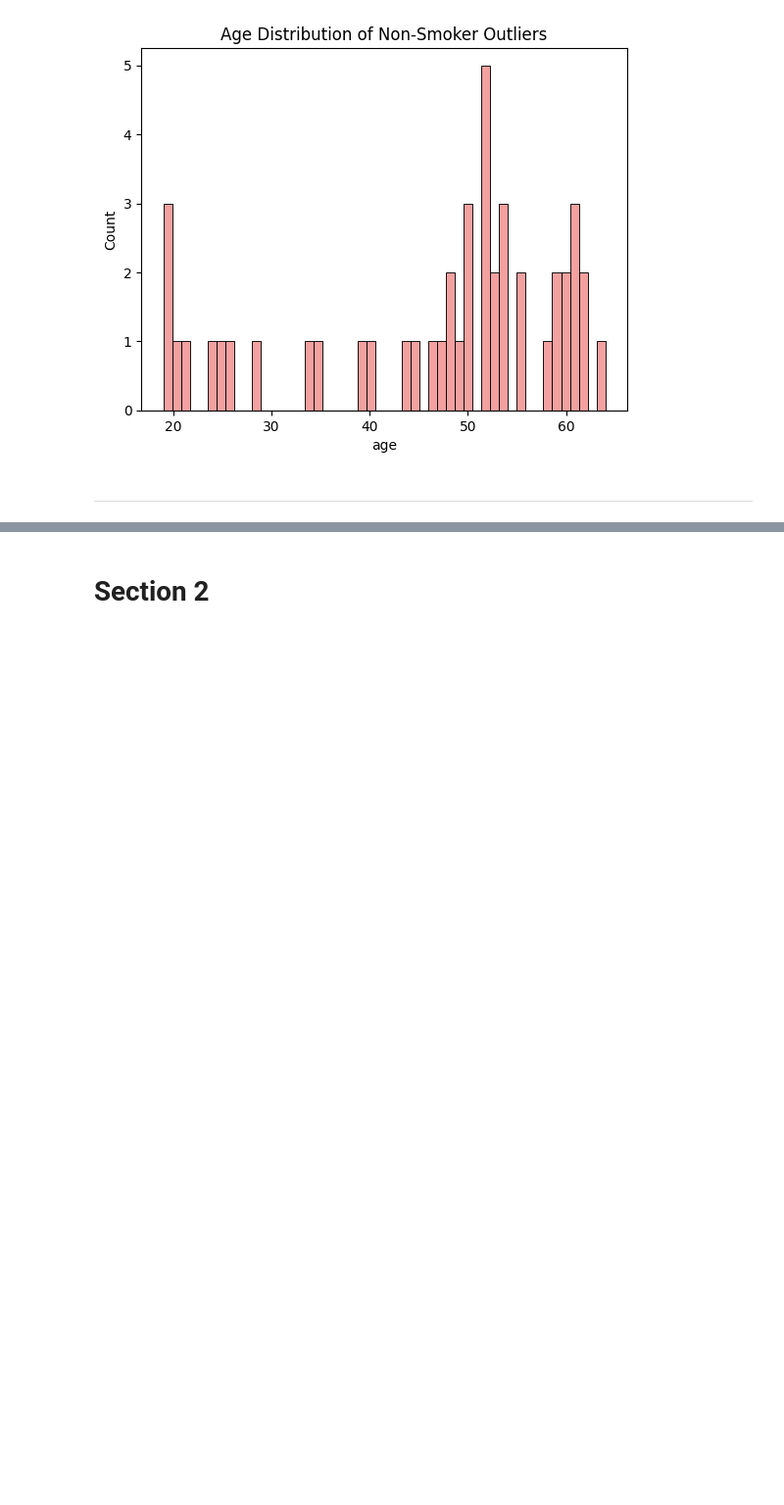
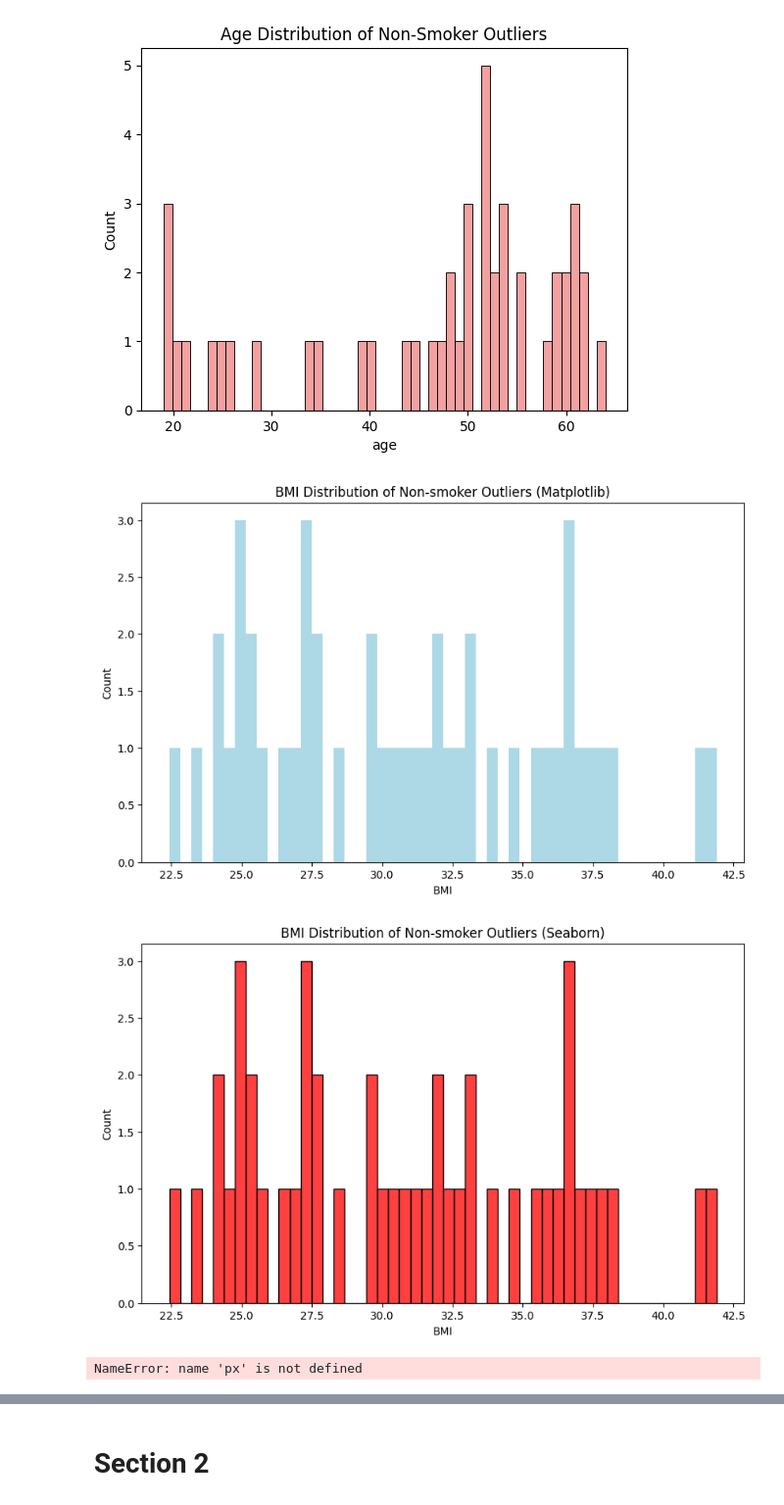
Before and after one commit to Khoi412/Hackathon1_Healthcare_Insurance_Cost_Analysis, a Jupyter notebook: jupyter_notebooks/Healthcare_insurance.ipynb, the cells around one changed output, grey strips where cells are left out. Shown at 98% size. Saved outputs shown, nothing was run; the diff lists cells and outputs as text; code cells hidden in the pictures; blank space fills up the shorter version.

Commit message:
non-smoker outliers

```diff
--- a/jupyter_notebooks/Healthcare_insurance.ipynb
+++ b/jupyter_notebooks/Healthcare_insurance.ipynb
@@ -267,5 +268,32 @@ plt.title('Age Distribution of Non-Smoker Outliers')
 plt.show()
 # %% [output]
 [figure]
-# %% [markdown]
----
+# %%
+## Exploring non-smoker outliers against BMI.
+plt.figure(figsize=(10,6))
+plt.hist(ns_outliers['bmi'], bins=50, color='lightblue')
+plt.title('BMI Distribution of Non-smoker Outliers (Matplotlib)')
+plt.xlabel('BMI')
+plt.ylabel('Count')
+plt.show()
+
+plt.figure(figsize=(10,6))
+sns.histplot(ns_outliers['bmi'], bins=50, color='red')
+plt.title('BMI Distribution of Non-smoker Outliers (Seaborn)')
+plt.xlabel('BMI')
+plt.ylabel('Count')
+plt.show()
+
+fig = px.histogram(
+    ns_outliers,
+    x='bmi',
+    nbins=50,
+    title='BMI Distribution of Non-smoker Outliers (Plotly)',
+    color_discrete_sequence=['green']
+)
+fig.update_layout(xaxis_title='BMI', yaxis_title='Count')
+fig.show()
+# %% [output]
+[figure, added]
+[figure, added]
+NameError: name 'px' is not defined
```
Also changed, not shown: parts of 4 cells of this notebook.
